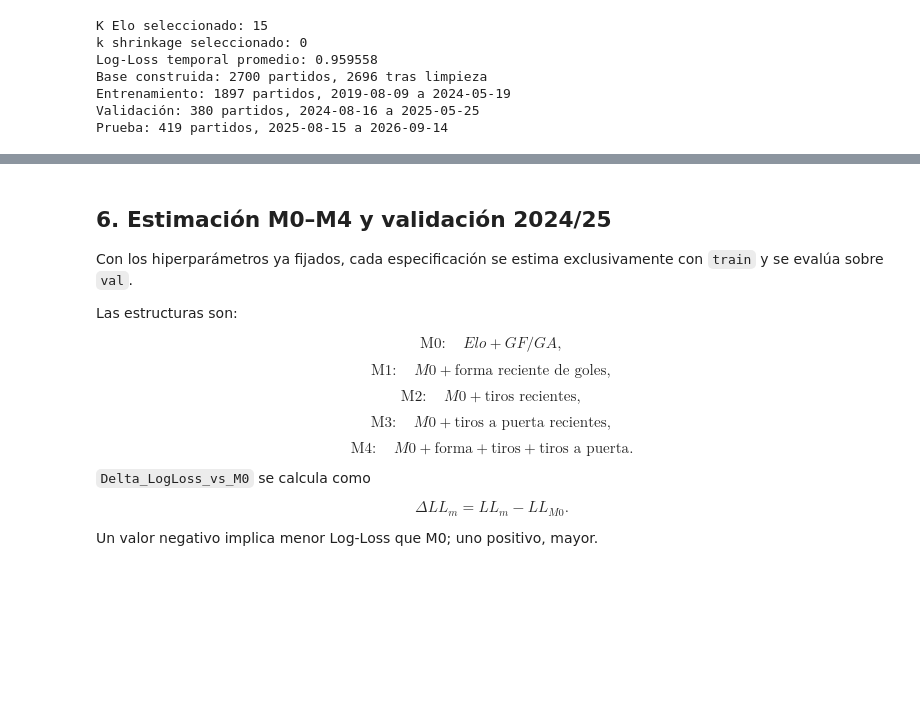
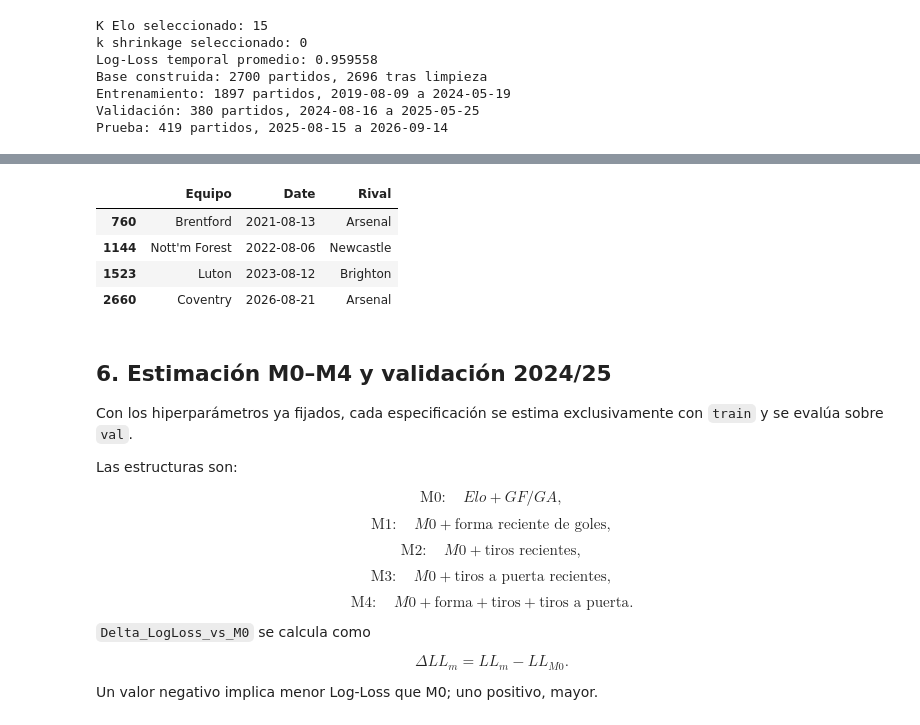
Before and after one commit to pitirringo/futbol-apuestas, a Jupyter notebook: Codigo/proyecto_mod_8/Analisis.ipynb, the cells around one changed output, grey strips where cells are left out. Cells and saved outputs as stored; diff of their text form; code cells hidden in the pictures; blank space fills up the shorter version.

```diff
--- a/Codigo/proyecto_mod_8/Analisis.ipynb
+++ b/Codigo/proyecto_mod_8/Analisis.ipynb
@@ -918,6 +918,8 @@ training_data = construir_base_historica(
     incluir_forma=True,
 )
 
+training_data_copia = training_data.copy()
+
 
 # Guarda el número de partidos disponibles antes de eliminar observaciones con información de tiros faltante.
 n_antes = len(training_data)
@@ -991,3 +999,32 @@ Prueba: 419 partidos, 2025-08-15 a 2026-09-14
+# %%
+# Selecciona los partidos que no tienen información previa para calcular los tiros.
+sin_historial = training_data_copia[
+    training_data_copia[COLUMNAS_TIROS].isna().any(axis=1)
+].copy()
+
+# Identifica qué equipo es el que no tiene historial previo.
+sin_historial["Equipo"] = np.where(
+    sin_historial["shots_for_home"].isna(),
+    sin_historial["HomeTeam"],
+    sin_historial["AwayTeam"]
+)
+
+# Identifica contra qué equipo jugó.
+sin_historial["Rival"] = np.where(
+    sin_historial["shots_for_home"].isna(),
+    sin_historial["AwayTeam"],
+    sin_historial["HomeTeam"]
+)
+
+display(
+    sin_historial[["Equipo", "Date", "Rival"]]
+)
+# %% [output]
+|  | Equipo | Date | Rival |
+| 760 | Brentford | 2021-08-13 | Arsenal |
+| 1144 | Nott'm Forest | 2022-08-06 | Newcastle |
+| 1523 | Luton | 2023-08-12 | Brighton |
+| 2660 | Coventry | 2026-08-21 | Arsenal |
 # %%
 #NOTA: con este código se exportó la base de entrenamiento a csv para no recrearla cada vez que se corra el notebook en github
 # training_data.to_csv(
```
Also changed, not shown: parts of 3 cells of this notebook.
